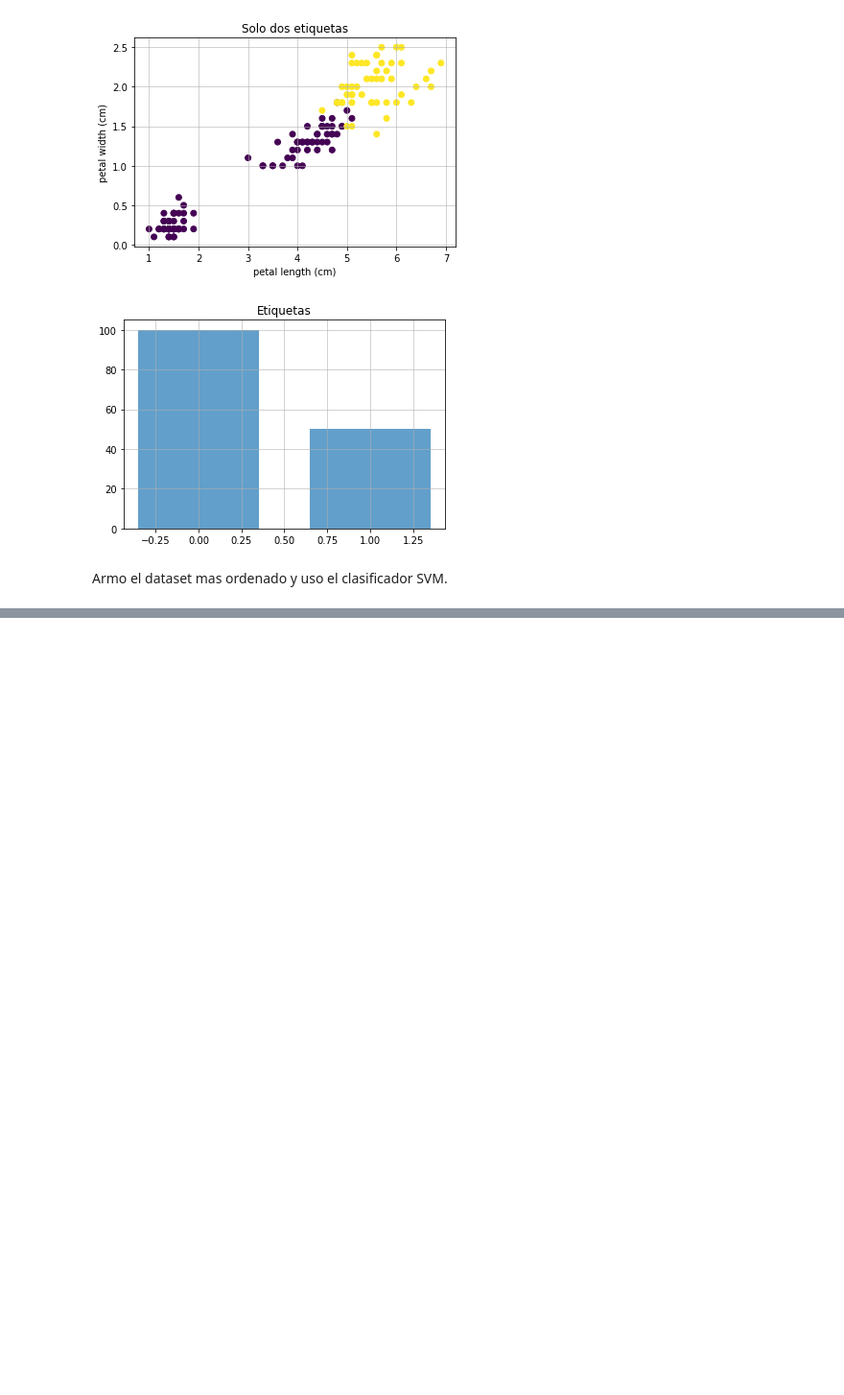
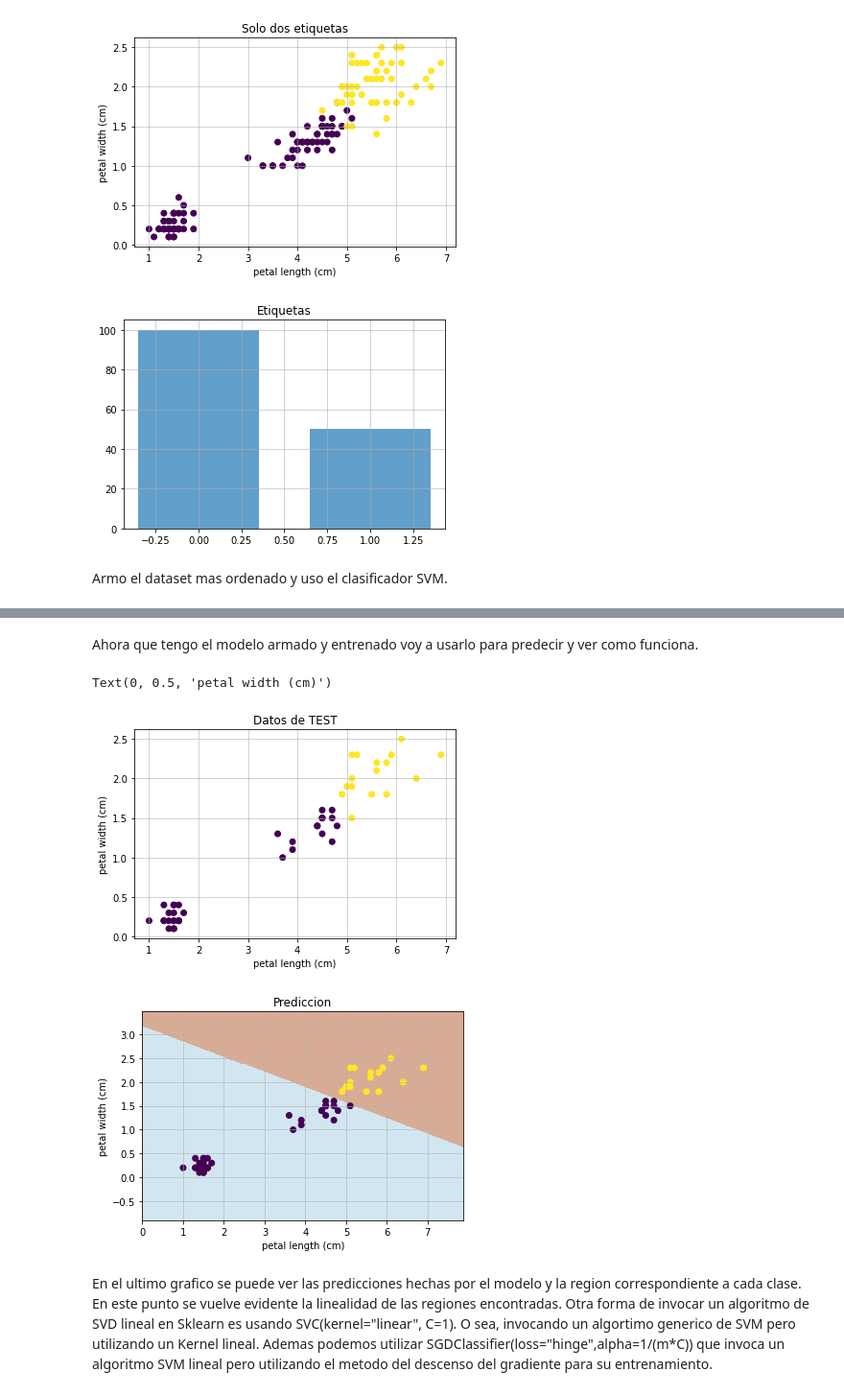
Before and after one commit to nechebarrena/HOML, a Jupyter notebook: HOML_cap_5.ipynb, the cells around one changed output, grey strips where cells are left out. Shown at 96% size. Drawn from its saved outputs; the diff is of its cells as text; code cells hidden in the pictures; blank space fills up the shorter version.

```diff
--- a/HOML_cap_5.ipynb
+++ b/HOML_cap_5.ipynb
@@ -59,9 +59,9 @@ Text(0, 0.5, 'petal width (cm)')
 # %% [markdown]
 El libro propone primero realizar una clasificacion binaria utilizando un algoritmo de SVD. Para esto voy a hacer una division parecida a la que hice en el capitulo 3 (cuando clasifique 5 y no 5). En este caso voy a considerar las etiquetas correspondientes a 2 y las que no son dos. La etiqueta 2 se corresponde con la flor "Iris virginica".
 # %%
-y = (df_iris["target"] == 2).astype(np.float64)
+target = (df_iris["target"] == 2).astype(np.float64)
 plt.figure()
-plt.scatter(df_iris["petal length (cm)"],df_iris["petal width (cm)"],c=y)
+plt.scatter(df_iris["petal length (cm)"],df_iris["petal width (cm)"],c=target)
 plt.grid(axis="both", alpha=0.7)
 plt.title("Solo dos etiquetas")
 plt.xlabel("petal length (cm)")
@@ -78,3 +78,11 @@ Text(0.5, 1.0, 'Etiquetas')
 [figure]
 # %% [markdown]
 Armo el dataset mas ordenado y uso el clasificador SVM.
+# %%
+X = df_iris[["petal length (cm)","petal width (cm)"]].copy()
+y = pd.DataFrame(y)
+
+X_train, X_test, y_train, y_test = train_test_split(X, y, test_size=0.33, random_state=42)
+
+svm_clf = Pipeline([("scaler", StandardScaler()),("linear_svc", LinearSVC(C=1, loss="hinge")),])
+svm_clf.fit(X_train, y_train)
@@ -80,0 +100,36 @@ Armo el dataset mas ordenado y uso el clasificador SVM.
+# %% [markdown]
+Ahora que tengo el modelo armado y entrenado voy a usarlo para predecir y ver como funciona.
+# %%
+y_pred = svm_clf.predict(X_test)
+plt.figure()
+plt.scatter(X_test["petal length (cm)"],X_test["petal width (cm)"],c=y_test['target'])
+plt.grid(axis="both", alpha=0.7)
+plt.title("Datos de TEST")
+plt.xlabel("petal length (cm)")
+plt.ylabel("petal width (cm)")
+
+
+h = .02
+x_min, x_max = X["petal length (cm)"].min() - 1, X["petal length (cm)"].max() + 1
+y_min, y_max = X["petal width (cm)"].min() - 1, X["petal width (cm)"].max() + 1
+xx, yy = np.meshgrid(np.arange(x_min, x_max, h), np.arange(y_min, y_max, h))
+
+Z = svm_clf.predict(np.c_[xx.ravel(), yy.ravel()])
+Z = Z.reshape(xx.shape)
+
+
+plt.figure()
+plt.imshow(Z, interpolation="nearest",extent=(xx.min(), xx.max(), yy.min(), yy.max()),cmap=plt.cm.Paired, aspect="auto", origin="lower",alpha=0.5)
+plt.scatter(X_test["petal length (cm)"],X_test["petal width (cm)"],c=y_pred)
+plt.grid(axis="both", alpha=0.7)
+plt.title("Prediccion")
+plt.xlabel("petal length (cm)")
+plt.ylabel("petal width (cm)")
+# %% [output]
+Text(0, 0.5, 'petal width (cm)')
+[figure, added]
+[figure, added]
+# %% [markdown]
+En el ultimo grafico se puede ver las predicciones hechas por el modelo y la region correspondiente a cada clase. En este punto se vuelve evidente la linealidad de las regiones encontradas.
+Otra forma de invocar un algoritmo de SVD lineal en Sklearn es usando SVC(kernel="linear", C=1). O sea, invocando un algortimo generico de SVM pero utilizando un Kernel lineal.
+Ademas podemos utilizar SGDClassifier(loss="hinge",alpha=1/(m*C)) que invoca un algoritmo SVM lineal pero utilizando el metodo del descenso del gradiente para su entrenamiento.
```
Also changed, not shown: parts of 1 cell of this notebook.
